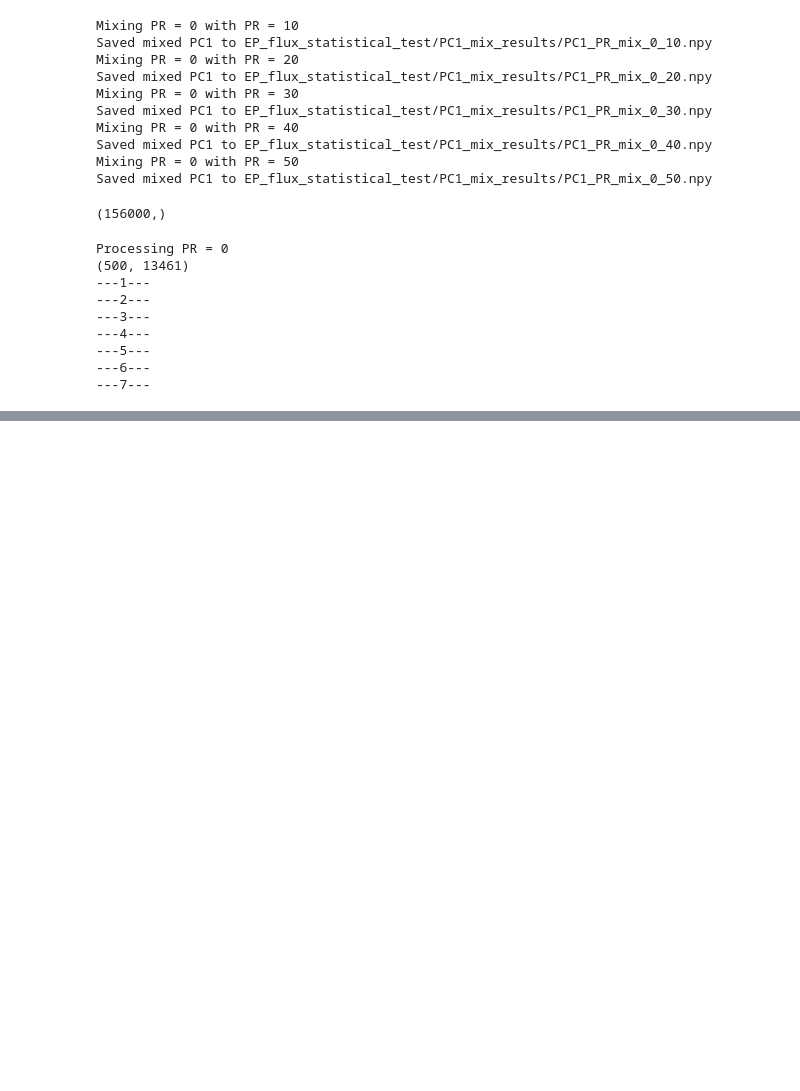
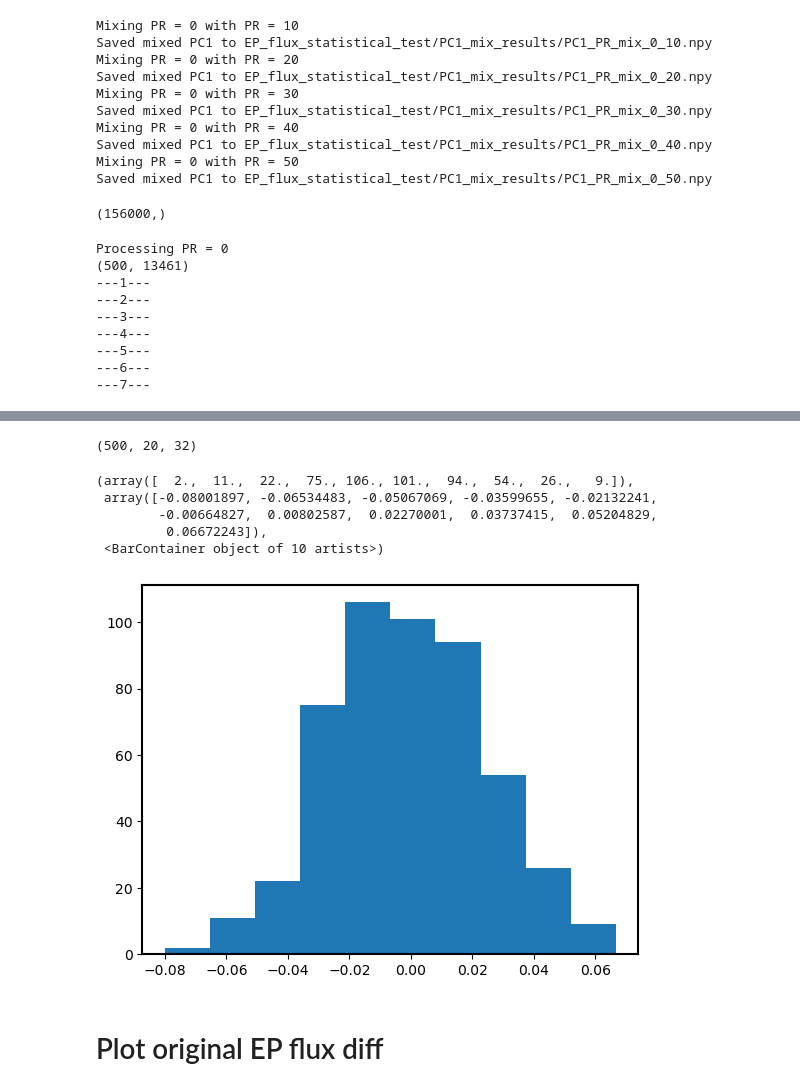
Before and after one commit to PeterChang1023/Moist_Dycore, a Jupyter notebook: IdealizeSpetral.jl/exp/HSt42/vq_new2_statistical_test.ipynb, the cells around one changed output, grey strips where cells are left out. Saved outputs shown, nothing was run; the diff lists cells and outputs as text; code cells hidden in the pictures; blank space fills up the shorter version.

```diff
--- a/IdealizeSpetral.jl/exp/HSt42/vq_new2_statistical_test.ipynb
+++ b/IdealizeSpetral.jl/exp/HSt42/vq_new2_statistical_test.ipynb
@@ -263,12 +263,6 @@ def Read_var_simple(var, PR):
     with h5py.File(common_path + last_path, 'r') as file:
         data = np.asarray(file[str_var][:])
     return data
-
-# Function to load saved components
-def load_lagged_components(PR, lag, save_dir, suffix):
-    F_j_lag = np.load(f"{save_dir}/F_j_lag_{lag}_PR_{PR}_{suffix}.npy")
-    F_k_lag = np.load(f"{save_dir}/F_k_lag_{lag}_PR_{PR}_{suffix}.npy")
-    return F_j_lag, F_k_lag
 
 def calculate_and_save_lagged_components_stat(PR, lag, f0, g, save_dir, time_idx, suffix, num_sample):
     # Read zonal mean variables
@@ -358,10 +352,16 @@ os.makedirs(save_dir, exist_ok=True)
 os.makedirs(time_idx_save_dir, exist_ok=True)
 os.makedirs(ep_flux_mean_dir, exist_ok=True)
 # %%
+# Function to load saved components
+def load_lagged_components(PR, lag, save_dir, suffix):
+    F_j_lag = np.load(f"{save_dir}/F_j_lag_{lag}_PR_{PR}_{suffix}_500_samplings.npy")
+    F_k_lag = np.load(f"{save_dir}/F_k_lag_{lag}_PR_{PR}_{suffix}_500_samplings.npy")
+    return F_j_lag, F_k_lag
+
 # Function to calculate mean EP flux over specified lags
 def calculate_mean_flux(PR, lags, suffix):
-    F_j_mean = np.zeros_like(np.load(f"{save_dir}/F_j_lag_{lags[0]}_PR_{PR}_positive.npy"))
-    F_k_mean = np.zeros_like(np.load(f"{save_dir}/F_k_lag_{lags[0]}_PR_{PR}_positive.npy"))
+    F_j_mean = np.zeros_like(np.load(f"{save_dir}/F_j_lag_{lags[0]}_PR_{PR}_positive_500_samplings.npy"))
+    F_k_mean = np.zeros_like(np.load(f"{save_dir}/F_k_lag_{lags[0]}_PR_{PR}_positive_500_samplings.npy"))
 
     for lag in lags:
         F_j_positive, F_k_positive = load_lagged_components(PR, lag, save_dir, "positive")
@@ -373,8 +373,8 @@ def calculate_mean_flux(PR, lags, suffix):
     F_j_mean /= len(lags)
     F_k_mean /= len(lags)
 
-    np.save(os.path.join(ep_flux_mean_dir, f"F_j_mean_{suffix}_PR_{PR}.npy"), F_j_mean)
-    np.save(os.path.join(ep_flux_mean_dir, f"F_k_mean_{suffix}_PR_{PR}.npy"), F_k_mean)
+    np.save(os.path.join(ep_flux_mean_dir, f"F_j_mean_{suffix}_PR_{PR}_500_samplings.npy"), F_j_mean)
+    np.save(os.path.join(ep_flux_mean_dir, f"F_k_mean_{suffix}_PR_{PR}_500_samplings.npy"), F_k_mean)
 
     return F_j_mean, F_k_mean
 # %% [markdown]
@@ -469,0 +564,16 @@ Processing PR = 0
+# %%
+F_j_diff_final_stat.shape
+# %% [output]
+(500, 20, 32)
+# %%
+plt.figure()
+plt.hist(F_j_diff_final_stat[:,14,29])
+# %% [output]
+(array([  2.,  11.,  22.,  75., 106., 101.,  94.,  54.,  26.,   9.]),
+ array([-0.08001897, -0.06534483, -0.05067069, -0.03599655, -0.02132241,
+        -0.00664827,  0.00802587,  0.02270001,  0.03737415,  0.05204829,
+         0.06672243]),
+ <BarContainer object of 10 artists>)
+[figure, added]
+# %% [markdown]
+# Plot original EP flux diff
```
Also changed, not shown: parts of 8 cells of this notebook.
